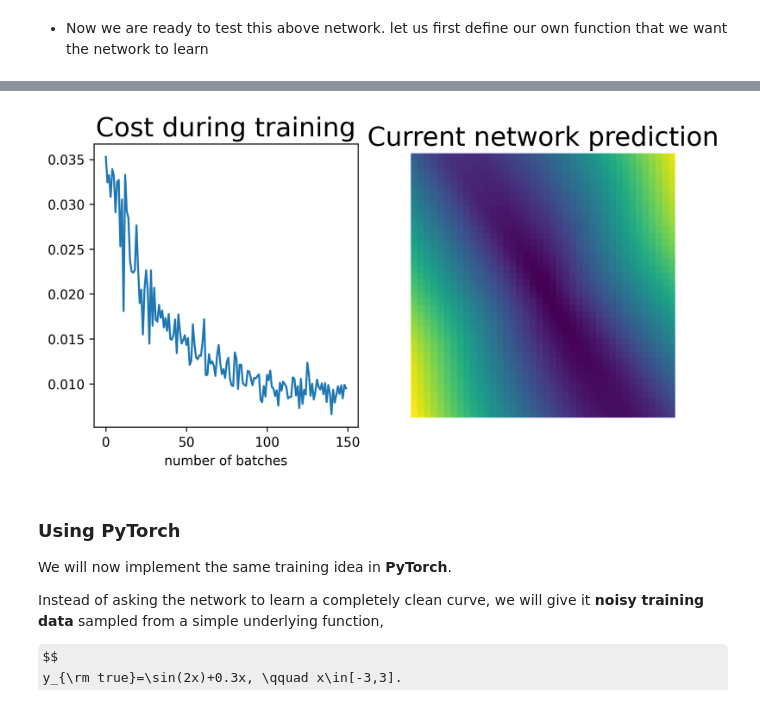
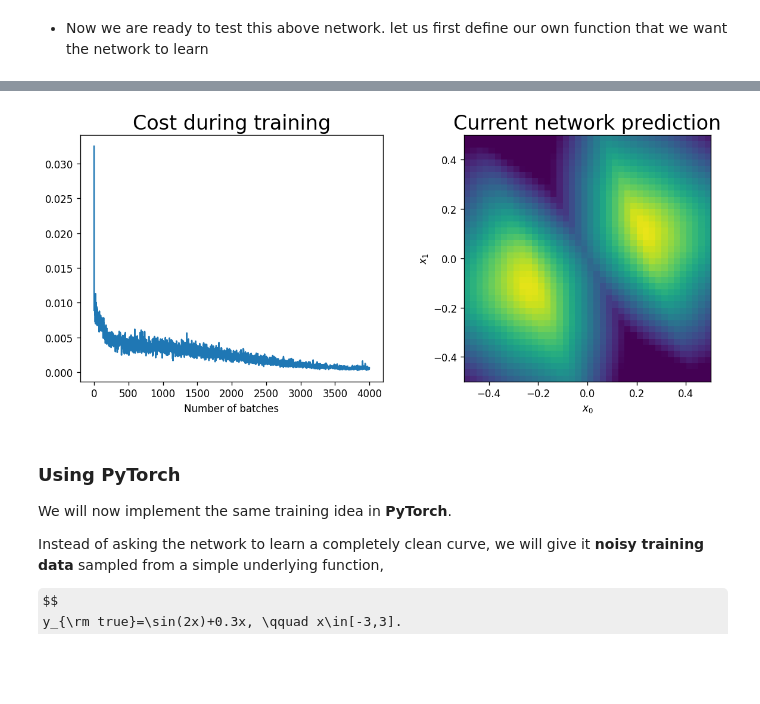
Before and after one commit to chattopadhyayA/ml_course, a Jupyter notebook: content/06_NN_basic.ipynb, the cells around one changed output, grey strips where cells are left out. Cells and saved outputs as stored; diff of their text form; code cells hidden in the pictures; some formulas as TeX source; blank space fills up the shorter version.

```diff
--- a/content/06_NN_basic.ipynb
+++ b/content/06_NN_basic.ipynb
@@ -289,7 +457,7 @@ def backprop(y_target):
     # Move backwards through the remaining layers.
     for j in range(NumLayers-1):
         delta = backward_step(delta,Weights[-1-j],df_layer[-2-j])
-        dw_layer[-2-j] = np.dot(np.transpose(y_layer[-3-j]),delta)
+        dw_layer[-2-j] = (np.dot(np.transpose(y_layer[-3-j]),delta)/batchsize)
         db_layer[-2-j] = delta.sum(0)/batchsize
 # %%
 def gradient_step(eta):
@@ -417,37 +645,60 @@ plt.show()
 # %%
 # Import functions for updating display.
 # This creates a simple animation during training.
 from IPython.display import clear_output
 from time import sleep
 
-eta = 0.01 # learning rate
-nsteps = 150
+eta = 1 # learning rate
+nsteps = 4000
+plot_every = 40
 
 costs = np.zeros(nsteps)
 for j in range(nsteps):
-    clear_output(wait = True)
-    fig,ax = plt.subplots(ncols=2,nrows=1,figsize=(8,4)) # prepare figure
-    ax[1].axis('off') # no axes
 
     # Create a fresh random batch.
     y_in,y_target = make_batch()
 
     # Train the network on this batch.
     costs[j] = train_net(y_in,y_target,eta)
 
-    # Evaluate the updated network on the full grid for visualization.
-    testoutput = apply_net_simple(testsample)
+    # Update the display only occasionally.
+    if j % plot_every == 0 or j == nsteps - 1:
 
-    img = ax[1].imshow(np.reshape(testoutput,np.shape(X0)),interpolation='nearest',origin='lower')
-    ax[0].plot(costs)
+        clear_output(wait = True)
+        # Evaluate the updated network on the full grid for visualization.
+        testoutput = apply_net_simple(testsample)
 
-    ax[0].set_title("Cost during training")
-    ax[0].set_xlabel("number of batches")
-    ax[1].set_title("Current network prediction")
-    plt.show()
-    sleep(0.1)
+        fig, ax = plt.subplots(
+        ncols=2,
+        nrows=1,
+        figsize=(10, 4.5),
+        dpi=120,
+        ) # prepare figure
+
+        ax[0].plot(costs)
+
+        img = ax[1].imshow(
+            np.asarray(testoutput).reshape(X0.shape),
+            interpolation="nearest",
+            origin="lower",
+            extent=image_extent,
+            aspect="equal",
+            vmin=image_vmin,
+            vmax=image_vmax,
+        )
+
+        ax[0].set_title("Cost during training")
+        ax[0].set_xlabel("Number of batches")
+
+        ax[1].set_title("Current network prediction")
+        ax[1].set_xlabel(r"$x_0$")
+        ax[1].set_ylabel(r"$x_1$")
+
+        plt.tight_layout()
+        plt.show()
+        sleep(0.1)
 # %% [output]
-[figure, old version]
+[figure, new version]
 # %% [markdown]
 ### Using PyTorch
 
```
Also changed, not shown: parts of 12 cells of this notebook, 7 other files.
